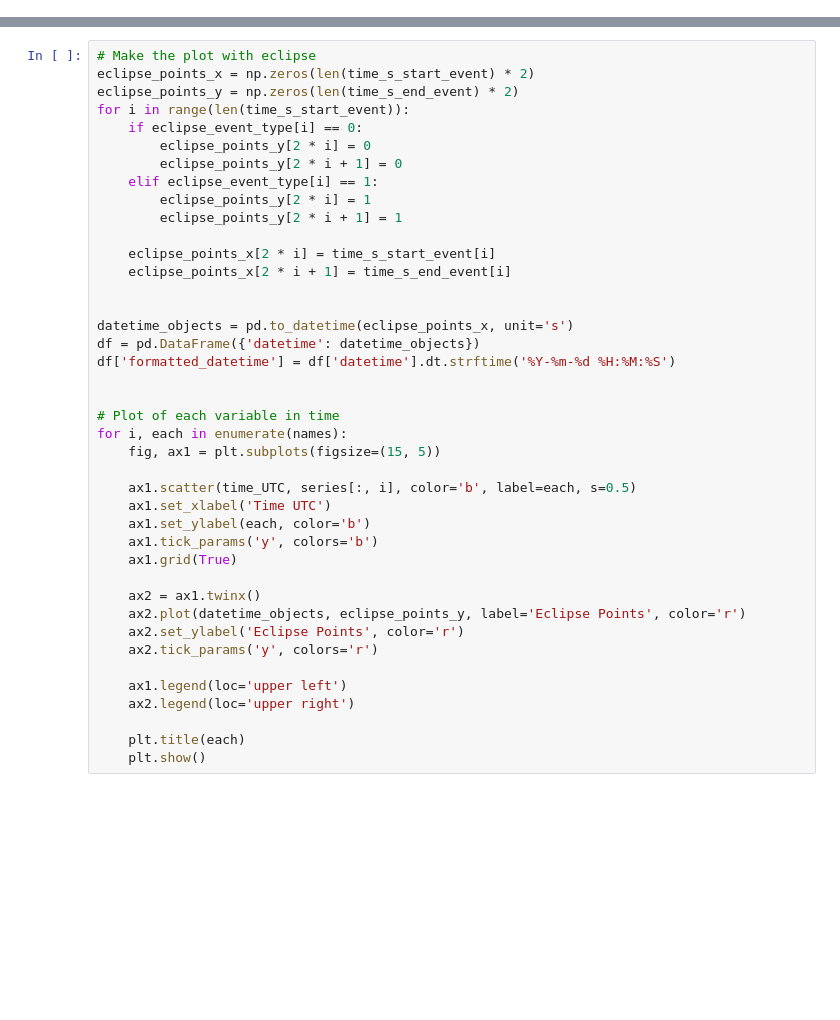
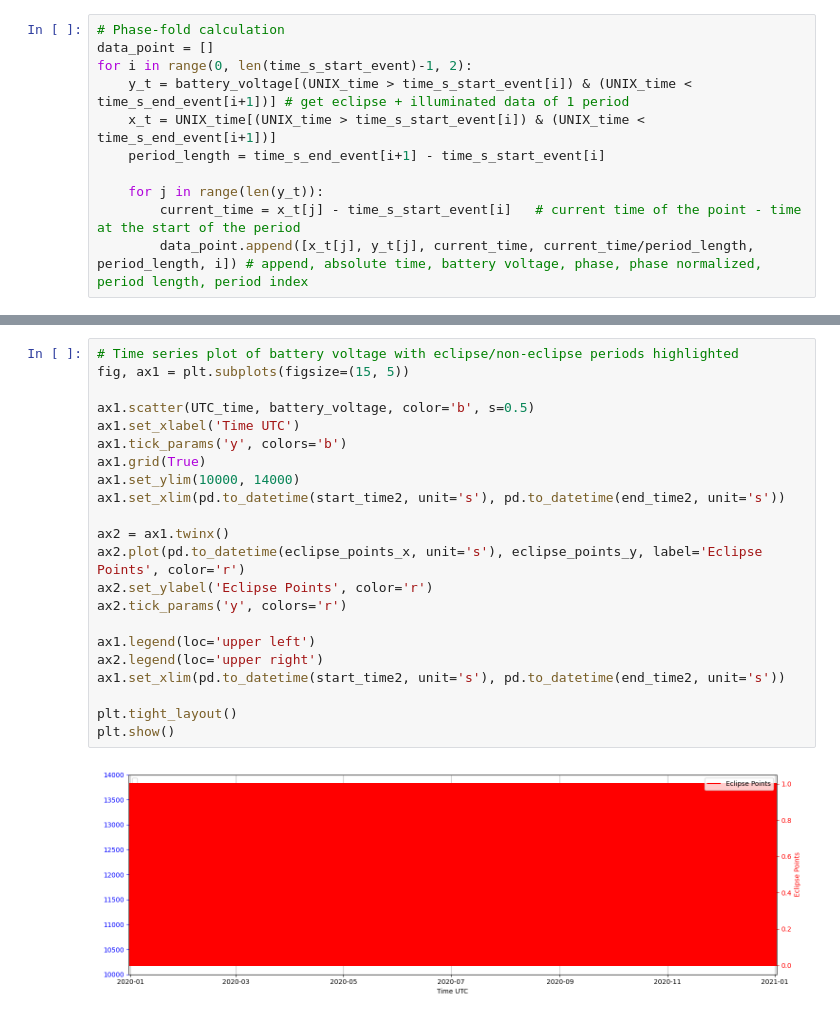
Before and after one commit to FilipeJInacio/pfkde-anomaly-detection, a Jupyter notebook: process_raw_dataset.ipynb, the cells around one changed output, grey strips where cells are left out. Drawn from its saved outputs; the diff is of its cells as text; blank space fills up the shorter version.

```diff
--- a/process_raw_dataset.ipynb
+++ b/process_raw_dataset.ipynb
@@ -56,0 +62,11 @@ for i in range(0, len(timestamps_start_event), 1):
+# %%
+# Phase-fold calculation
+data_point = []
+for i in range(0, len(time_s_start_event)-1, 2):
+    y_t = battery_voltage[(UNIX_time > time_s_start_event[i]) & (UNIX_time < time_s_end_event[i+1])] # get eclipse + illuminated data of 1 period
+    x_t = UNIX_time[(UNIX_time > time_s_start_event[i]) & (UNIX_time < time_s_end_event[i+1])]
+    period_length = time_s_end_event[i+1] - time_s_start_event[i]
+
+    for j in range(len(y_t)):
+        current_time = x_t[j] - time_s_start_event[i]   # current time of the point - time at the start of the period
+        data_point.append([x_t[j], y_t[j], current_time, current_time/period_length, period_length, i]) # append, absolute time, battery voltage, phase, phase normalized, period length, period index
@@ -57,41 +109,24 @@ for i in range(0, len(timestamps_start_event), 1):
 # %%
-# Make the plot with eclipse
-eclipse_points_x = np.zeros(len(time_s_start_event) * 2)
-eclipse_points_y = np.zeros(len(time_s_end_event) * 2)
-for i in range(len(time_s_start_event)):
-    if eclipse_event_type[i] == 0:
-        eclipse_points_y[2 * i] = 0
-        eclipse_points_y[2 * i + 1] = 0
-    elif eclipse_event_type[i] == 1:
-        eclipse_points_y[2 * i] = 1
-        eclipse_points_y[2 * i + 1] = 1
+# Time series plot of battery voltage with eclipse/non-eclipse periods highlighted
+fig, ax1 = plt.subplots(figsize=(15, 5))
 
-    eclipse_points_x[2 * i] = time_s_start_event[i]
-    eclipse_points_x[2 * i + 1] = time_s_end_event[i]
+ax1.scatter(UTC_time, battery_voltage, color='b', s=0.5)
+ax1.set_xlabel('Time UTC')
+ax1.tick_params('y', colors='b')
+ax1.grid(True)
+ax1.set_ylim(10000, 14000)
+ax1.set_xlim(pd.to_datetime(start_time2, unit='s'), pd.to_datetime(end_time2, unit='s'))
 
+ax2 = ax1.twinx()
+ax2.plot(pd.to_datetime(eclipse_points_x, unit='s'), eclipse_points_y, label='Eclipse Points', color='r')
+ax2.set_ylabel('Eclipse Points', color='r')
+ax2.tick_params('y', colors='r')
 
-datetime_objects = pd.to_datetime(eclipse_points_x, unit='s')
-df = pd.DataFrame({'datetime': datetime_objects})
-df['formatted_datetime'] = df['datetime'].dt.strftime('%Y-%m-%d %H:%M:%S')
+ax1.legend(loc='upper left')
+ax2.legend(loc='upper right')
+ax1.set_xlim(pd.to_datetime(start_time2, unit='s'), pd.to_datetime(end_time2, unit='s'))
 
-
-# Plot of each variable in time
-for i, each in enumerate(names):
-    fig, ax1 = plt.subplots(figsize=(15, 5))
-
-    ax1.scatter(time_UTC, series[:, i], color='b', label=each, s=0.5)
-    ax1.set_xlabel('Time UTC')
-    ax1.set_ylabel(each, color='b')
-    ax1.tick_params('y', colors='b')
-    ax1.grid(True)
-
-    ax2 = ax1.twinx()
-    ax2.plot(datetime_objects, eclipse_points_y, label='Eclipse Points', color='r')
-    ax2.set_ylabel('Eclipse Points', color='r')
-    ax2.tick_params('y', colors='r')
-
-    ax1.legend(loc='upper left')
-    ax2.legend(loc='upper right')
-
-    plt.title(each)
-    plt.show()
+plt.tight_layout()
+plt.show()
+# %% [output]
+[figure, added]
```
Also changed, not shown: parts of 11 cells of this notebook, 19 other files.
